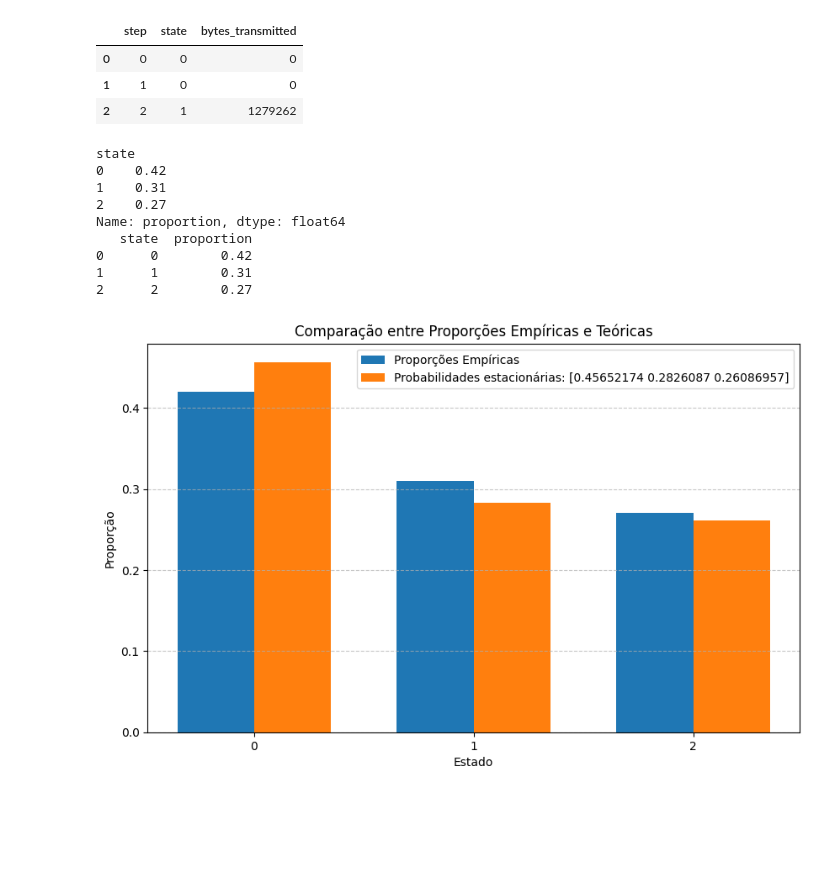
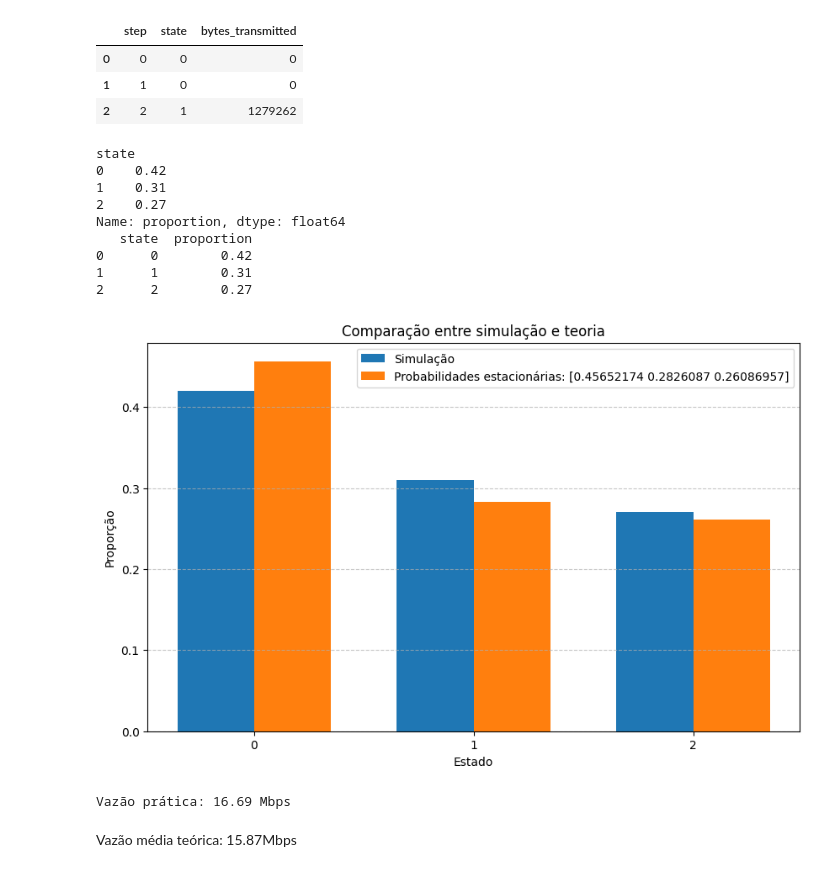
Before and after one commit to gugasth/ADS, a Jupyter notebook: a3.1/eda.ipynb, the cells around one changed output. Cells and saved outputs as stored; diff of their text form; code cells hidden in the pictures; blank space fills up the shorter version.

```diff
--- a/a3.1/eda.ipynb
+++ b/a3.1/eda.ipynb
@@ -29,32 +29,47 @@ theoretical_df = pd.DataFrame({
 })
 
 # Merge dos dados empíricos com os teóricos
 comparison_df = pd.merge(proportions_df, theoretical_df, on='state')
 
 plt.figure(figsize=(10, 6))
 bar_width = 0.35
 index = range(len(comparison_df))
 
 plt.bar([i - bar_width/2 for i in index], comparison_df['proportion'],
         bar_width, label='Simulação')
 plt.bar([i + bar_width/2 for i in index], comparison_df['theoretical_proportion'],
         bar_width, label='Probabilidades estacionárias: [0.45652174 0.2826087 0.26086957]')
 
 plt.xlabel('Estado')
 plt.ylabel('Proporção')
-plt.title('Comparação entre Proporções Empíricas e Teóricas')
+plt.title('Comparação entre simulação e teoria')
 plt.xticks(index, comparison_df['state'])
 plt.legend()
 plt.grid(axis='y', linestyle='--', alpha=0.7)
 plt.show()
 # %% [output]
 state
 0    0.42
 1    0.31
 2    0.27
 Name: proportion, dtype: float64
    state  proportion
 0      0        0.42
 1      1        0.31
 2      2        0.27
-[figure, old version]
+[figure, new version]
+# %%
+# Soma total dos bytes transmitidos
+total_bytes = df["bytes_transmitted"].sum()
+
+# Como cada passo dura 1 segundo, o tempo total é o número de linhas
+total_seconds = len(df)
+
+# Calcula a vazão média prática em Mbps
+average_throughput_practical = (total_bytes * 8) / (total_seconds * 1_000_000)  # bits → megabits
+
+print(f"Vazão prática: {average_throughput_practical:.2f} Mbps")
+# %% [output]
+Vazão prática: 16.69 Mbps
+# %% [markdown]
+Vazão média teórica: 15.87Mbps
```
